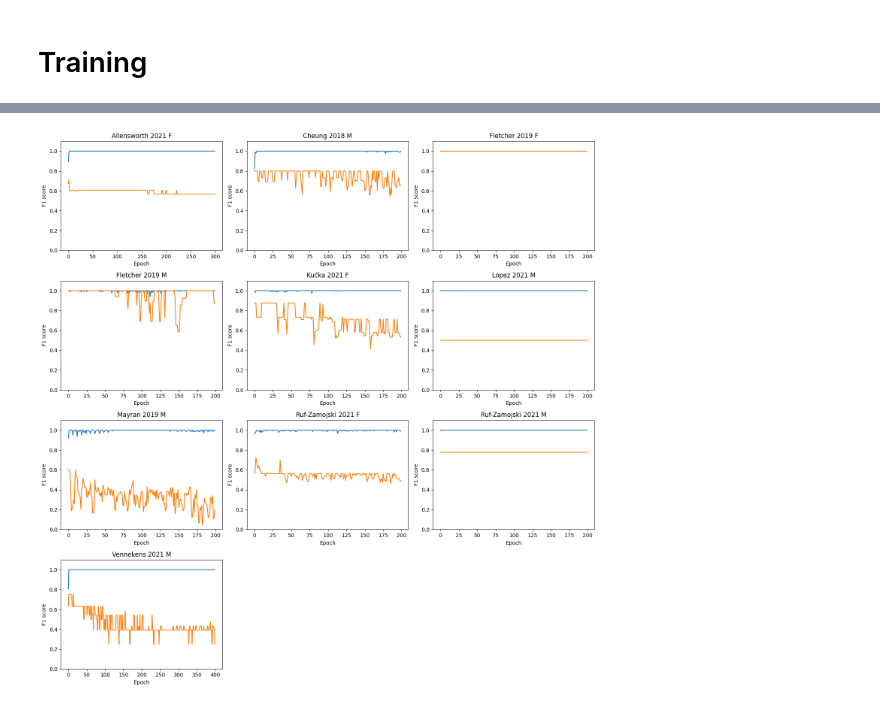
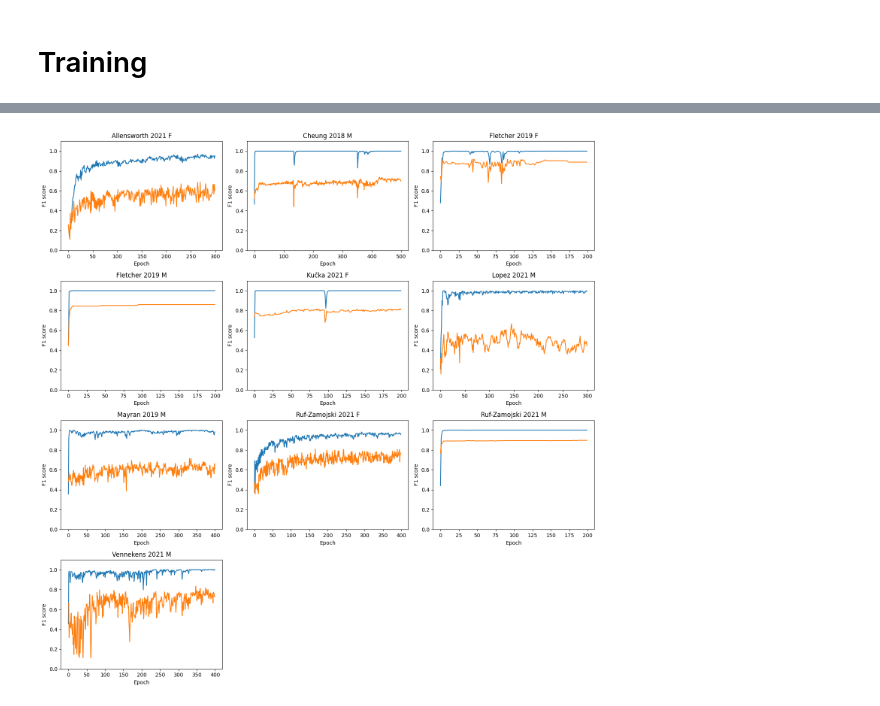
Before and after one commit to nicolaromano/corticotroph-heterogeneity, a Jupyter notebook: 09_train_models.ipynb, the cells around one changed output, grey strips where cells are left out. Saved outputs shown, nothing was run; the diff lists cells and outputs as text; code cells hidden in the pictures.

Commit message:
Moved to Keras 3

```diff
--- a/09_train_models.ipynb
+++ b/09_train_models.ipynb
@@ -103,0 +257,12 @@ Training model Vennekens2021M for 400 epochs...
+# %%
+keras.backend.clear_session()
+# We recreate the trainer object here in case we changed the hyperparams
+trainer = LabelTransferTrainer(hyperparams_file='hyperparams.csv',
+                            data_dir='exported_matrices',
+                            output_dir='label_transfer_model_output',
+                            verbose=False,
+                            random_seed=12345)
+
+# Uncomment to delete all saved model files
+#trainer.clear_saved_models()
+trainer.train_all_models(reset_models=True)
@@ -104,22 +287,22 @@ Training model Vennekens2021M for 400 epochs...
 # %%
 fig, ax = plt.subplots(4, 3, figsize=(15, 15))
 
 dataset_names = [
     f"{d['author']} {d['year']} {d['sex']}" for _, d in datasets.iterrows()]
 dataset_names = np.unique(dataset_names)
 hist_keys = list(trainer.training_histories.keys())
 
 for i, d in enumerate(dataset_names):
     a = ax.ravel()[i]
-    a.plot(trainer.training_histories[hist_keys[i]]['f1_score'])
-    a.plot(trainer.training_histories[hist_keys[i]]['val_f1_score'])
+    a.plot(trainer.training_histories[hist_keys[i]]['macro_f1_score'])
+    a.plot(trainer.training_histories[hist_keys[i]]['val_macro_f1_score'])
     a.set_title(d)
     a.set_ylim([0, 1.1])
     a.set_xlabel('Epoch')
     a.set_ylabel('F1 score')
 
-ax.ravel()[-1].axis('off')
-ax.ravel()[-2].axis('off')
+ax.flat[-1].axis('off')
+ax.flat[-2].axis('off')
 plt.tight_layout()
 # %% [output]
-[figure, old version]
+[figure, new version]
```
Also changed, not shown: parts of 21 cells of this notebook, 1 other file.
